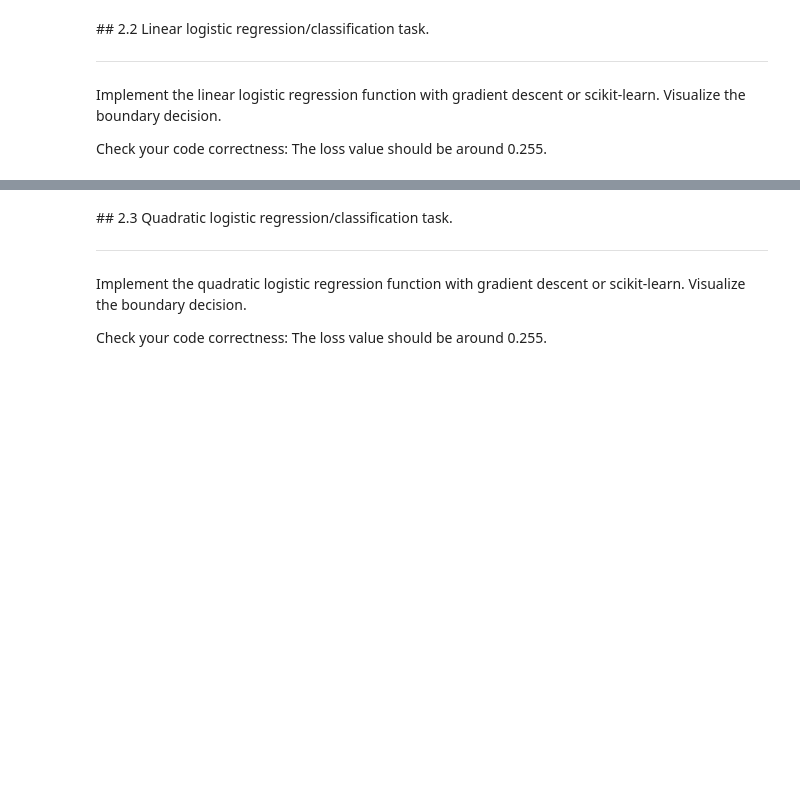
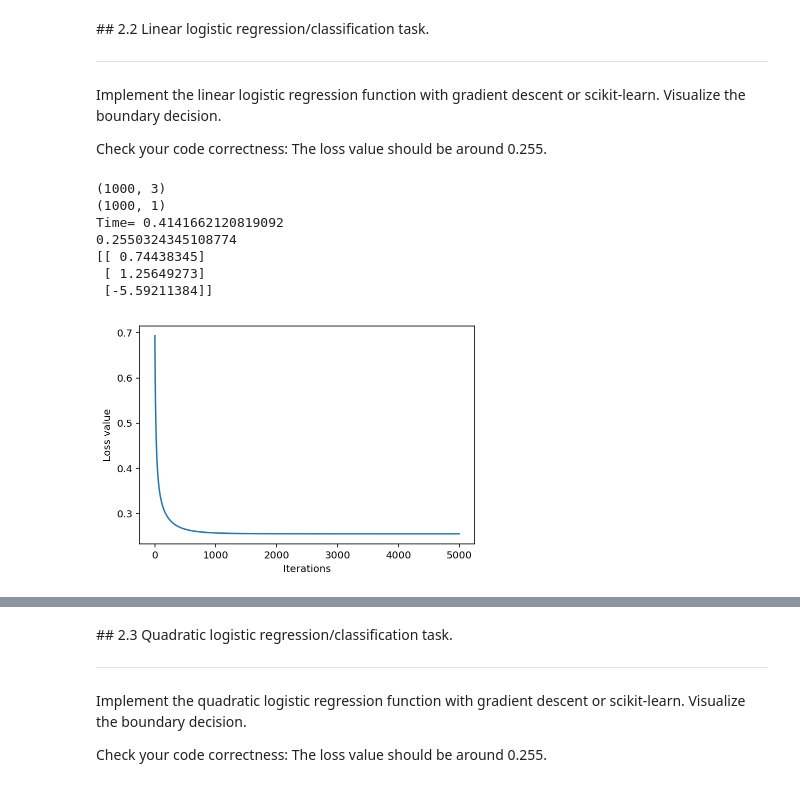
Before and after one commit to xqxqc/CE9010_2018, a Jupyter notebook: tutorials/my_tutorial05.ipynb, the cells around one changed output, grey strips where cells are left out. Drawn from its saved outputs; the diff is of its cells as text; code cells hidden in the pictures; blank space fills up the shorter version.

```diff
--- a/tutorials/my_tutorial05.ipynb
+++ b/tutorials/my_tutorial05.ipynb
@@ -297,0 +430,36 @@ Check your code correctness: The loss value should be around 0.255. <br>
+# %%
+#YOUR CODE HERE
+# construct the data matrix X, and label vector y
+n = data.shape[0]
+X = np.ones([n,3])
+X[:,1:3] = data[:,0:2]
+print(X.shape)
+y = data[:,2][:,None] # label
+print(y.shape)
+
+
+# run gradient descent algorithm
+start = time.time()
+w_init = np.array([0,0,0])[:,None]
+tau = 1e-1; max_iter = 5000
+w, L_iters = grad_desc(X,y,w_init,tau,max_iter)
+print('Time=',time.time() - start)
+print(L_iters[-1])
+print(w)
+
+
+# plot
+plt.figure(3)
+plt.plot(np.array(range(max_iter)), L_iters)
+plt.xlabel('Iterations')
+plt.ylabel('Loss value')
+plt.show()
+# %% [output]
+(1000, 3)
+(1000, 1)
+Time= 0.4141662120819092
+0.2550324345108774
+[[ 0.74438345]
+ [ 1.25649273]
+ [-5.59211384]]
+[figure, added]
```
Also changed, not shown: parts of 15 cells of this notebook, 4 other files.
